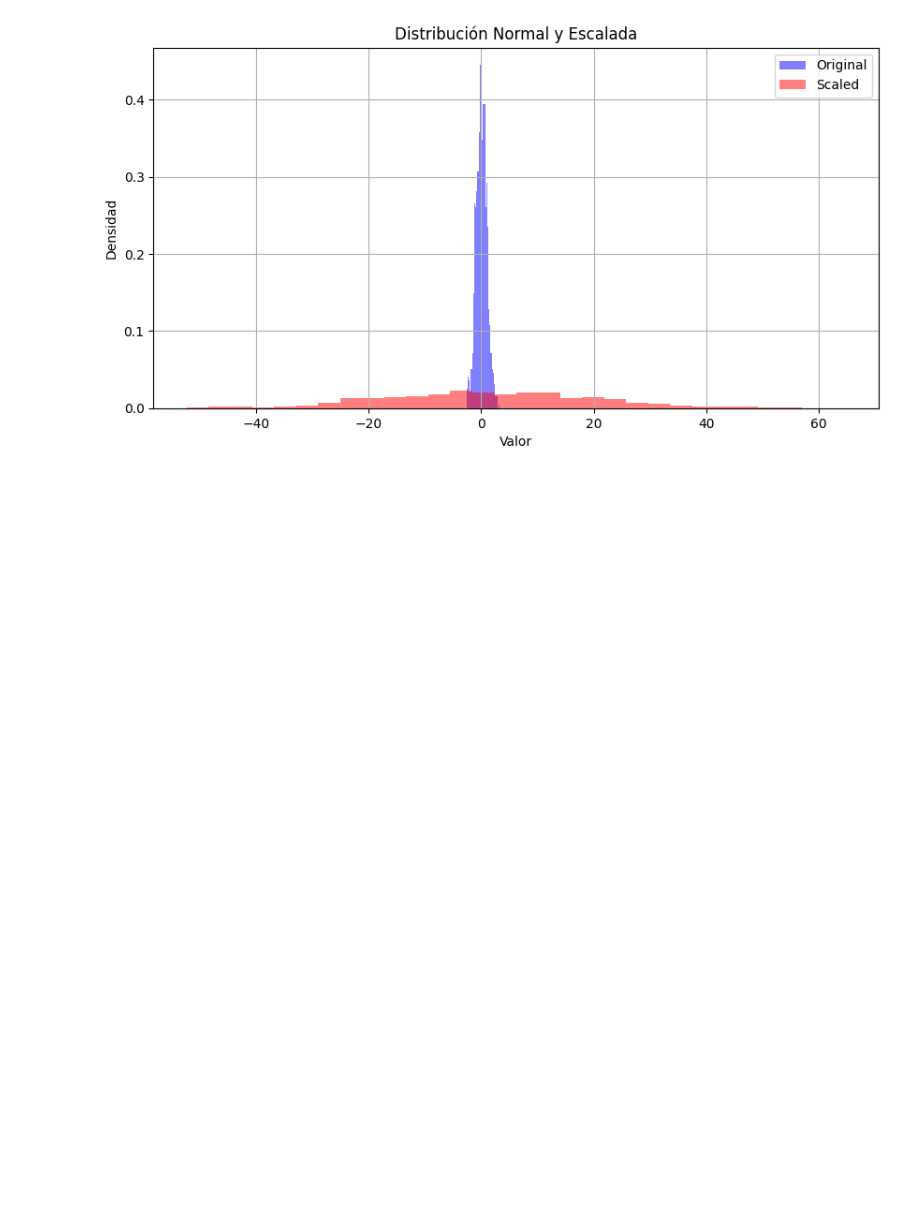
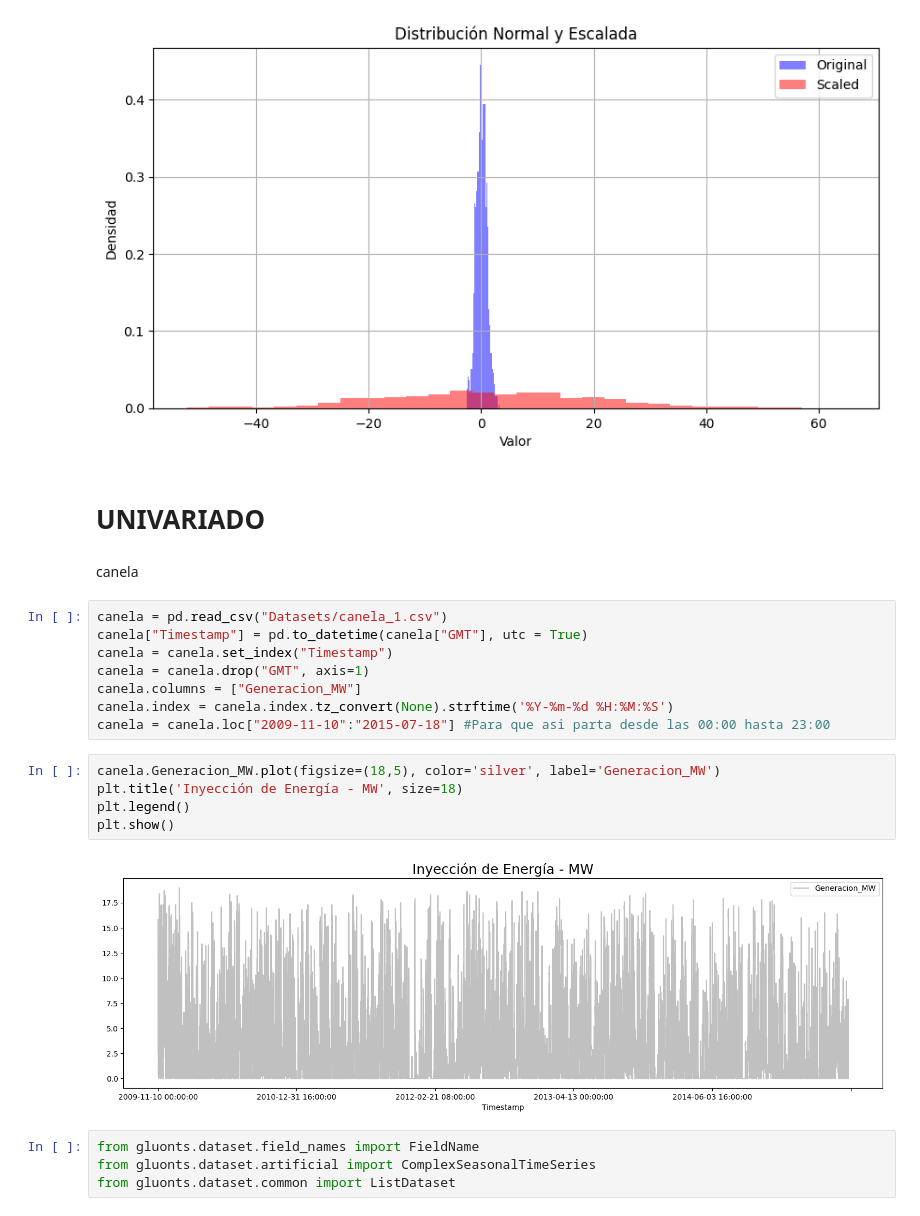
Before and after one commit to sergio825/pytorch-ts, a Jupyter notebook: Multivariate_TempFlow.ipynb, the cells around one changed output. Drawn from its saved outputs; the diff is of its cells as text; blank space fills up the shorter version.

```diff
--- a/Multivariate_TempFlow.ipynb
+++ b/Multivariate_TempFlow.ipynb
@@ -459,3 +284,26 @@ plt.grid(True)
 plt.show()
 # %% [output]
 [figure]
+# %% [markdown]
+# UNIVARIADO
+# %% [markdown]
+canela
+# %%
+canela = pd.read_csv("Datasets/canela_1.csv")
+canela["Timestamp"] = pd.to_datetime(canela["GMT"], utc = True)
+canela = canela.set_index("Timestamp")
+canela = canela.drop("GMT", axis=1)
+canela.columns = ["Generacion_MW"]
+canela.index = canela.index.tz_convert(None).strftime('%Y-%m-%d %H:%M:%S')
+canela = canela.loc["2009-11-10":"2015-07-18"] #Para que asi parta desde las 00:00 hasta 23:00
+# %%
+canela.Generacion_MW.plot(figsize=(18,5), color='silver', label='Generacion_MW')
+plt.title('Inyección de Energía - MW', size=18)
+plt.legend()
+plt.show()
+# %% [output]
+[figure, added]
+# %%
+from gluonts.dataset.field_names import FieldName
+from gluonts.dataset.artificial import ComplexSeasonalTimeSeries
+from gluonts.dataset.common import ListDataset
```
Also changed, not shown: parts of 45 cells of this notebook, 2 other files.
